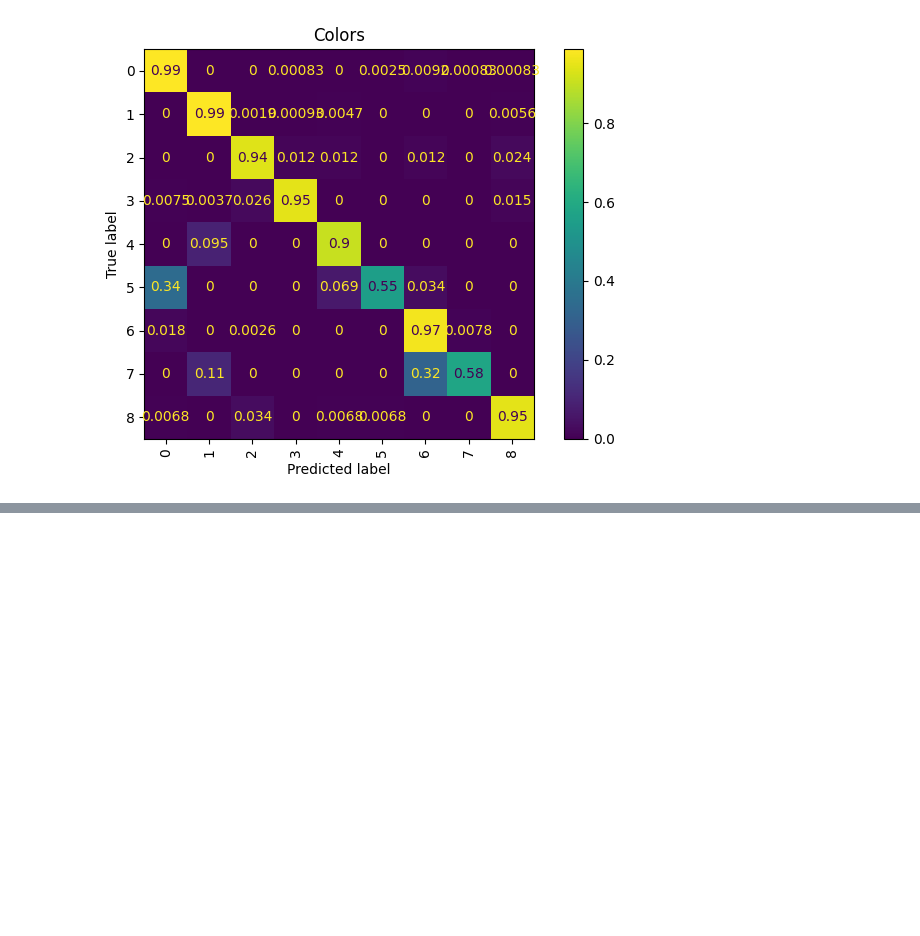
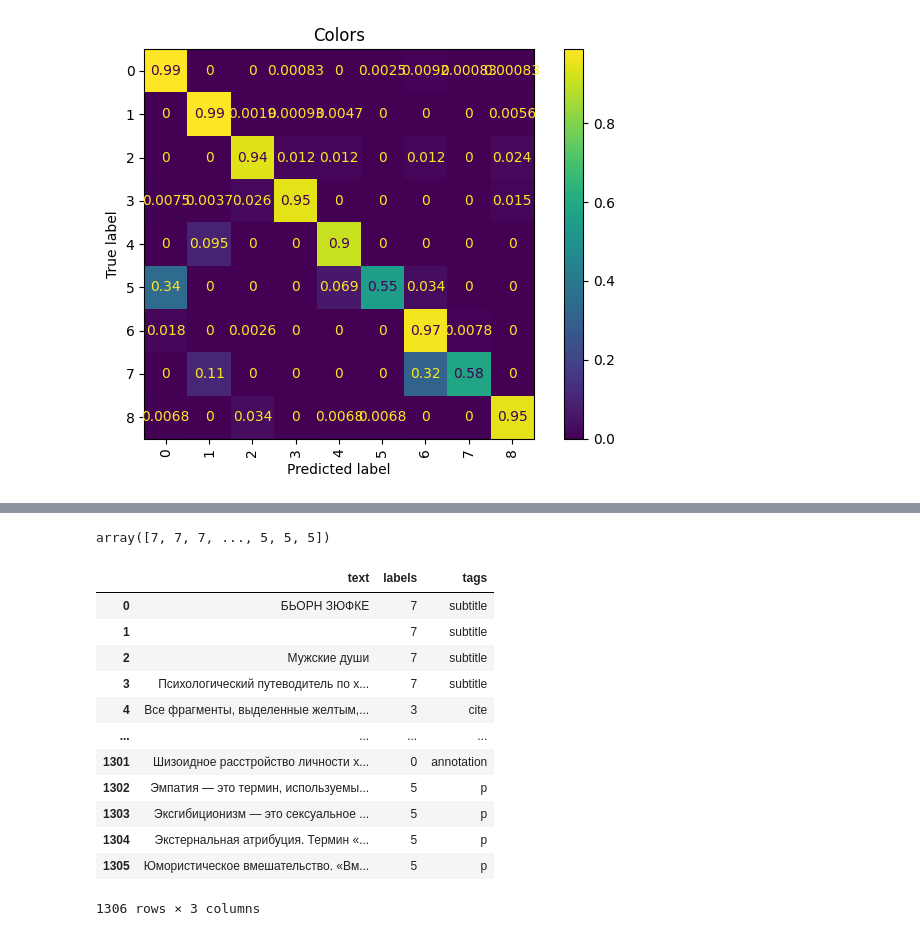
Before and after one commit to ekaterinatao/hackathon_books_text_classification, a Jupyter notebook: code_cru_roberta_ru_v2_sasha_preprocessing.ipynb, the cells around one changed output, grey strips where cells are left out. Saved outputs shown, nothing was run; the diff lists cells and outputs as text; code cells hidden in the pictures; blank space fills up the shorter version.

```diff
--- a/code_cru_roberta_ru_v2_sasha_preprocessing.ipynb
+++ b/code_cru_roberta_ru_v2_sasha_preprocessing.ipynb
@@ -435,0 +473,4 @@ labels_dict
+# %%
+encoded_book = dataset_book.map(preprocess_data, batched=True)
+encoded_book.set_format("torch")
+encoded_book
@@ -435,0 +482,4 @@ labels_dict
+# %%
+preds_book = trainer.predict(encoded_book)
+preds2_book = preds_book.predictions
+predicted_labels_book = np.argmax(preds2_book, axis=1)
@@ -435,0 +488,24 @@ labels_dict
+# %%
+predicted_labels_book
+# %% [output]
+array([7, 7, 7, ..., 5, 5, 5])
+# %%
+df['labels'] = predicted_labels_book
+# %%
+df['tags'] = df['labels'].apply(lambda x: ind_to_label[x])
+# %%
+df
+# %% [output]
+|  | text | labels | tags |
+| 0 | БЬОРН ЗЮФКЕ | 7 | subtitle |
+| 1 |  | 7 | subtitle |
+| 2 | Мужские души | 7 | subtitle |
+| 3 | Психологический путеводитель по х... | 7 | subtitle |
+| 4 | Все фрагменты, выделенные желтым,... | 3 | cite |
+| ... | ... | ... | ... |
+| 1301 | Шизоидное расстройство личности х... | 0 | annotation |
+| 1302 | Эмпатия — это термин, используемы... | 5 | p |
+| 1303 | Эксгибиционизм — это сексуальное ... | 5 | p |
+| 1304 | Экстернальная атрибуция. Термин «... | 5 | p |
+| 1305 | Юмористическое вмешательство. «Вм... | 5 | p |
+1306 rows × 3 columns
```
Also changed, not shown: parts of 12 cells of this notebook.
